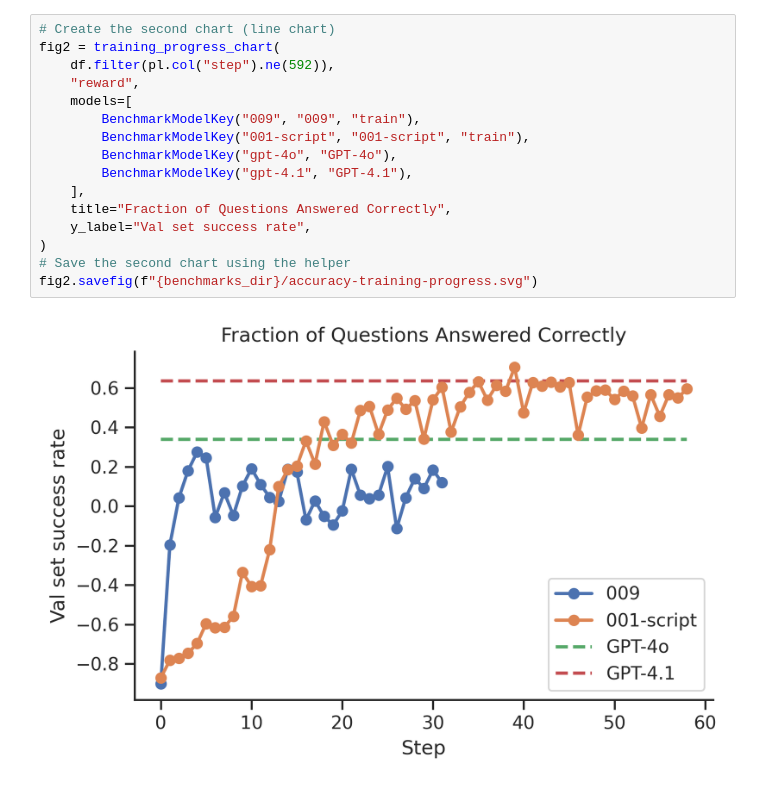
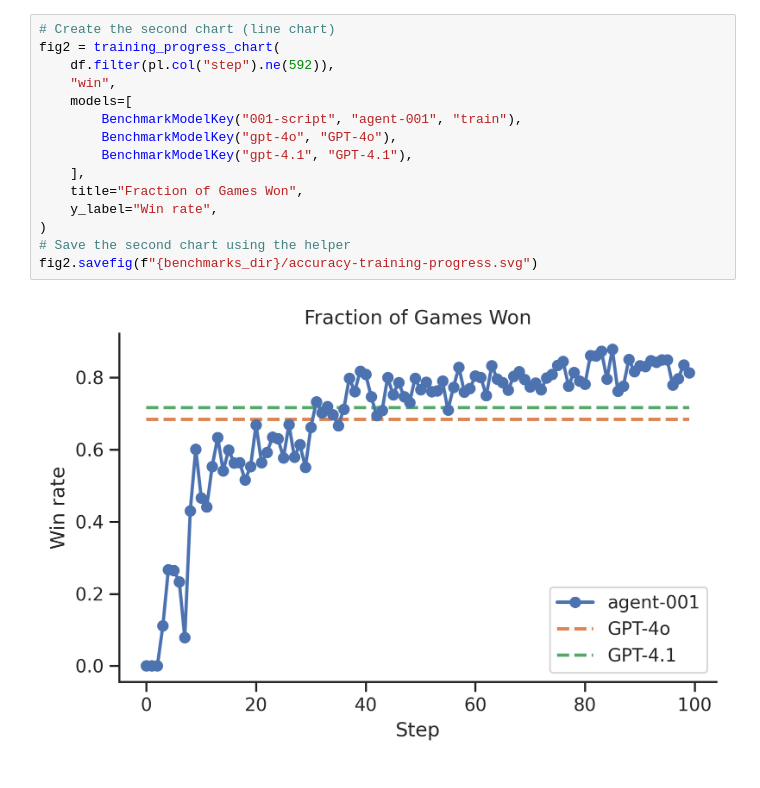
Before and after one commit to xde-mcp/ART, a Jupyter notebook: examples/tic_tac_toe/benchmark_tic_tac_toe.ipynb, the cells around one changed output. Saved outputs shown, nothing was run; the diff lists cells and outputs as text.

```diff
--- a/examples/tic_tac_toe/benchmark_tic_tac_toe.ipynb
+++ b/examples/tic_tac_toe/benchmark_tic_tac_toe.ipynb
@@ -66,18 +51,17 @@ df shape: (15_028, 10)
 # %%
 # Create the second chart (line chart)
 fig2 = training_progress_chart(
     df.filter(pl.col("step").ne(592)),
-    "reward",
+    "win",
     models=[
-        BenchmarkModelKey("009", "009", "train"),
-        BenchmarkModelKey("001-script", "001-script", "train"),
+        BenchmarkModelKey("001-script", "agent-001", "train"),
         BenchmarkModelKey("gpt-4o", "GPT-4o"),
         BenchmarkModelKey("gpt-4.1", "GPT-4.1"),
     ],
-    title="Fraction of Questions Answered Correctly",
-    y_label="Val set success rate",
+    title="Fraction of Games Won",
+    y_label="Win rate",
 )
 # Save the second chart using the helper
 fig2.savefig(f"{benchmarks_dir}/accuracy-training-progress.svg")
 # %% [output]
-[figure, old version]
+[figure, new version]
```
Also changed, not shown: parts of 1 cell of this notebook, 2 other files.
